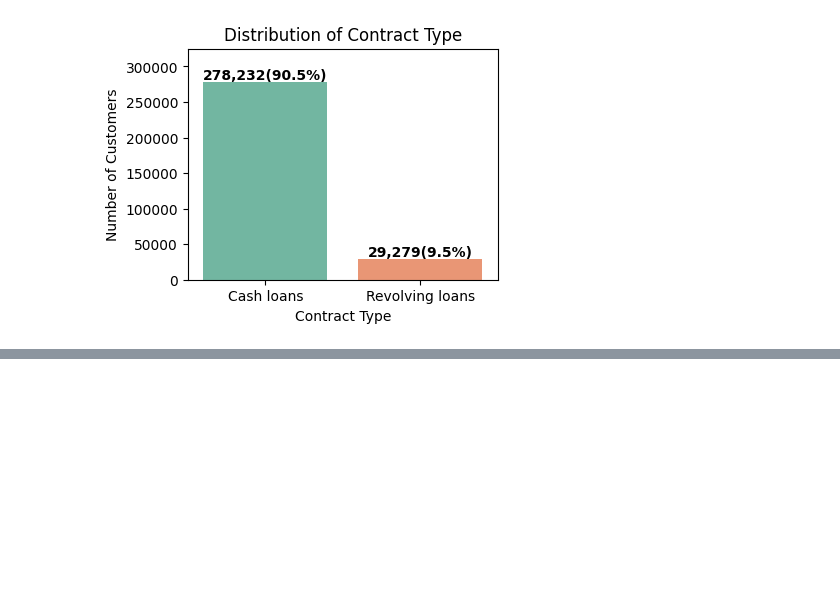
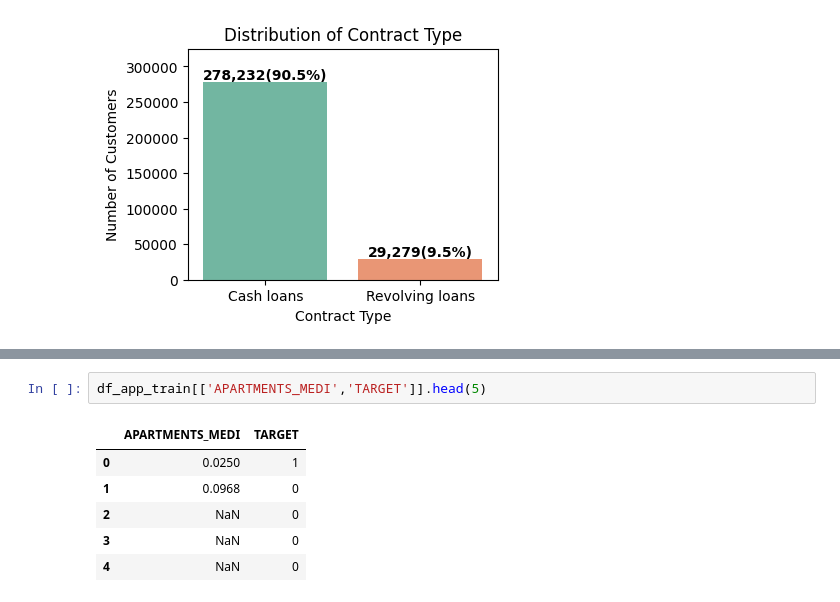
Before and after one commit to oknardo/Home_Credit_Scorecard_Model, a Jupyter notebook: EDA_application_train.ipynb, the cells around one changed output, grey strips where cells are left out. Drawn from its saved outputs; the diff is of its cells as text; blank space fills up the shorter version.

```diff
--- a/EDA_application_train.ipynb
+++ b/EDA_application_train.ipynb
@@ -210,0 +249,9 @@ dtype: int64
+# %%
+df_app_train[['APARTMENTS_MEDI','TARGET']].head(5)
+# %% [output]
+|  | APARTMENTS_MEDI | TARGET |
+| 0 | 0.0250 | 1 |
+| 1 | 0.0968 | 0 |
+| 2 | NaN | 0 |
+| 3 | NaN | 0 |
+| 4 | NaN | 0 |
```
Also changed, not shown: parts of 9 cells of this notebook.
